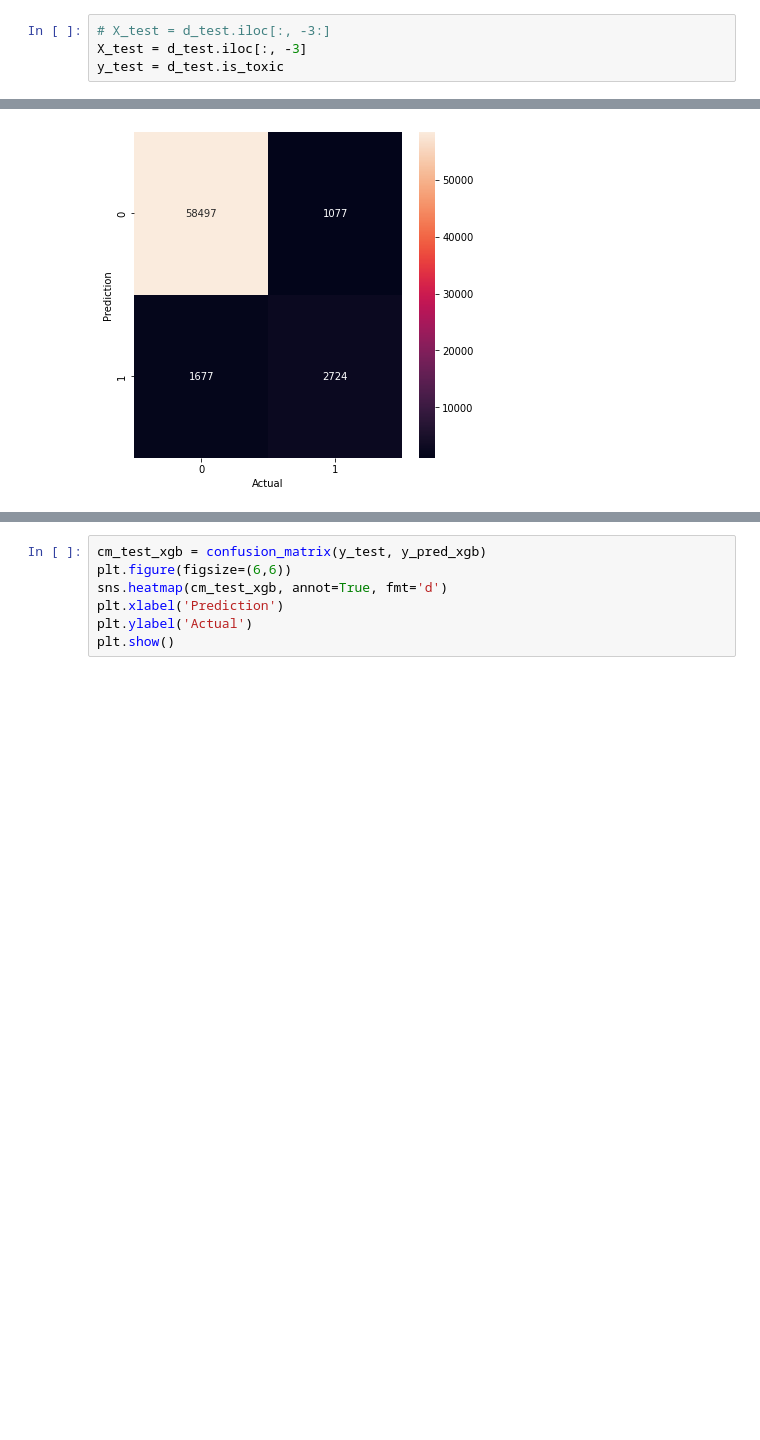
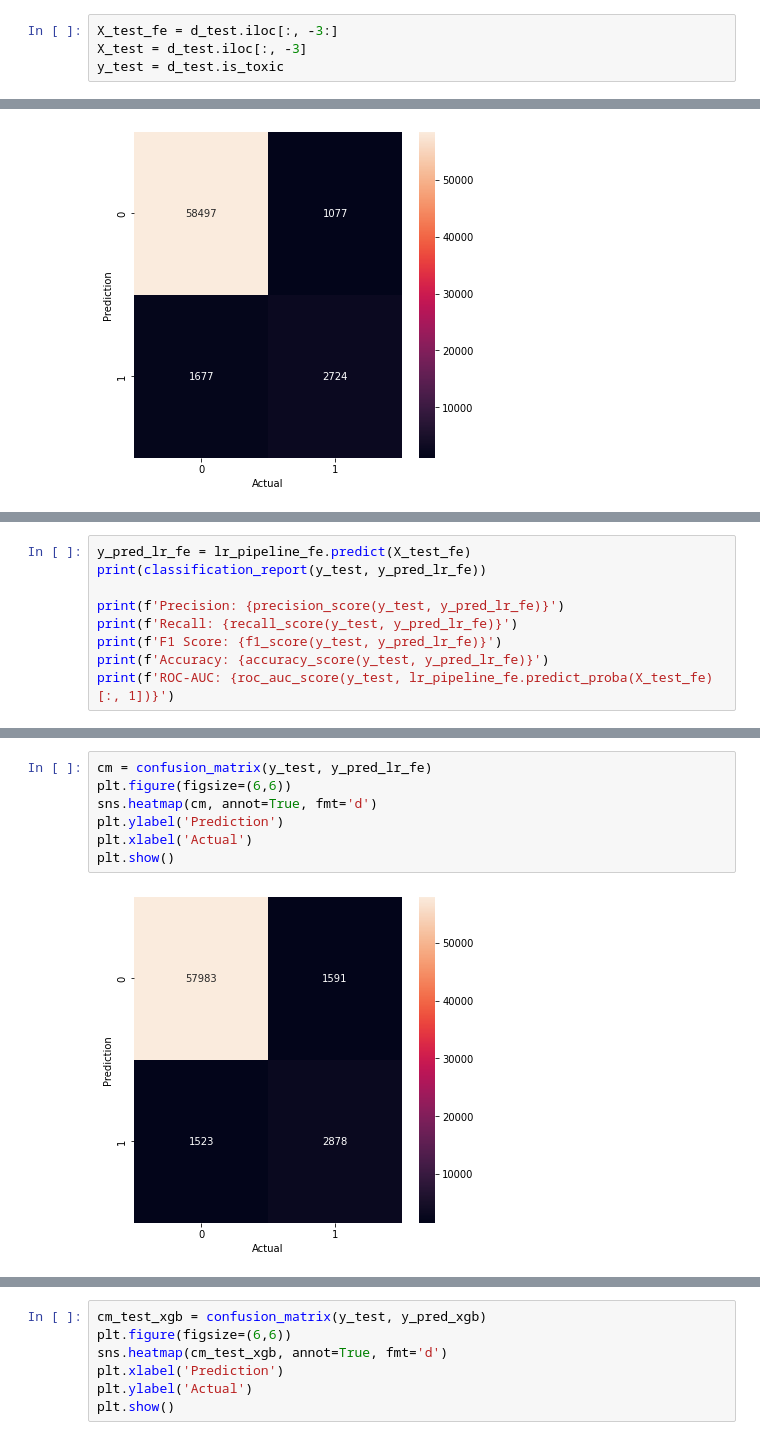
Before and after one commit to fhrzn/detoxification, a Jupyter notebook: notebooks/3.0-fhrzn-simple-classifier.ipynb, the cells around one changed output, grey strips where cells are left out. Cells and saved outputs as stored; diff of their text form; blank space fills up the shorter version.

```diff
--- a/notebooks/3.0-fhrzn-simple-classifier.ipynb
+++ b/notebooks/3.0-fhrzn-simple-classifier.ipynb
@@ -411,6 +508,6 @@ d_test.is_toxic.value_counts()
 1     4401
 Name: is_toxic, dtype: int64
 # %%
-# X_test = d_test.iloc[:, -3:]
+X_test_fe = d_test.iloc[:, -3:]
 X_test = d_test.iloc[:, -3]
 y_test = d_test.is_toxic
@@ -448,0 +552,9 @@ print(classification_report(y_test, y_pred_xgb))
+# %%
+y_pred_lr_fe = lr_pipeline_fe.predict(X_test_fe)
+print(classification_report(y_test, y_pred_lr_fe))
+
+print(f'Precision: {precision_score(y_test, y_pred_lr_fe)}')
+print(f'Recall: {recall_score(y_test, y_pred_lr_fe)}')
+print(f'F1 Score: {f1_score(y_test, y_pred_lr_fe)}')
+print(f'Accuracy: {accuracy_score(y_test, y_pred_lr_fe)}')
+print(f'ROC-AUC: {roc_auc_score(y_test, lr_pipeline_fe.predict_proba(X_test_fe)[:, 1])}')
@@ -448,0 +576,9 @@ print(classification_report(y_test, y_pred_xgb))
+# %%
+cm = confusion_matrix(y_test, y_pred_lr_fe)
+plt.figure(figsize=(6,6))
+sns.heatmap(cm, annot=True, fmt='d')
+plt.ylabel('Prediction')
+plt.xlabel('Actual')
+plt.show()
+# %% [output]
+[figure, added]
```
Also changed, not shown: parts of 35 cells of this notebook.
